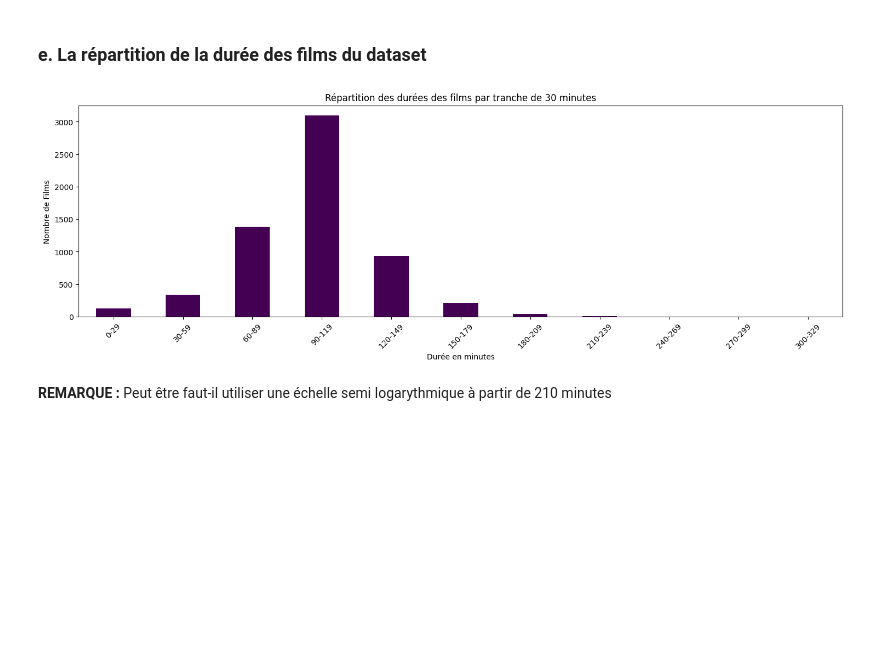
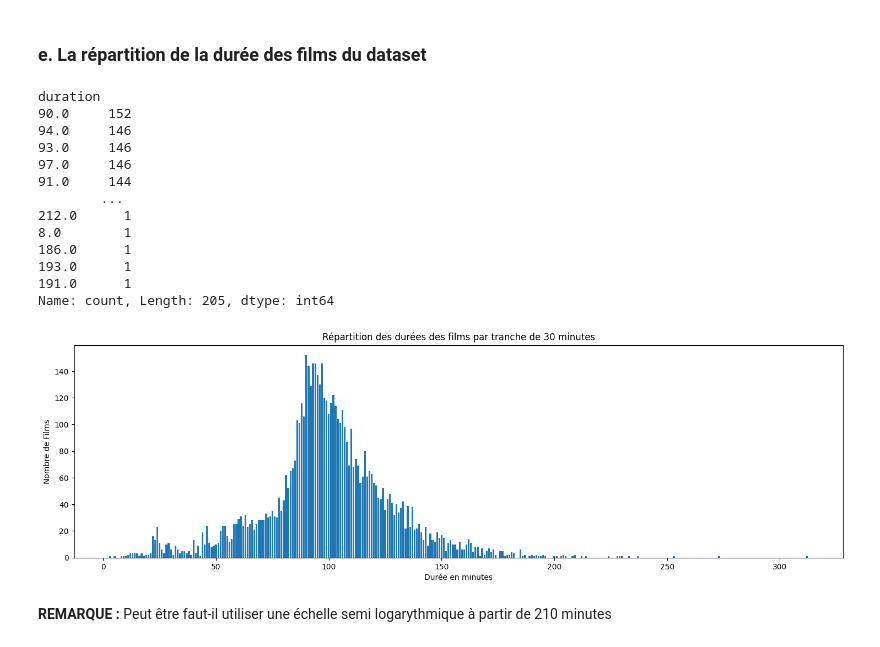
Before and after one commit to ines-lorquet/netflix-insights, a Jupyter notebook: Netflix Data Analysis.ipynb, the cells around one changed output. Saved outputs shown, nothing was run; the diff lists cells and outputs as text; code cells hidden in the pictures; blank space fills up the shorter version.

```diff
--- a/Netflix Data Analysis.ipynb
+++ b/Netflix Data Analysis.ipynb
@@ -359,17 +331,3 @@ Décomposition de l'expression régulière r'(\d+)' :
 \d             classe de caractères qui représente tous les chiffres (0 à 9).
 +              signifie une ou plusieurs occurrences.
 '''
-# %%
-# Remplacer les valeurs NaN dans les TV Shows
-tv_show_duration = df.loc[df['type'] == 'TV Show', 'duration'].fillna('0')
-
-# Extraction des chiffres de la chaîne (nombre de saisons)
-tv_show_seasons = tv_show_duration.str.extract(r'(\d+)')
-
-# Conversion en entiers
-tv_show_seasons = tv_show_seasons.astype(float).fillna(0).astype(int)
-
-# Assigner les valeurs modifiées à la colonne 'duration'
-df.loc[df['type'] == 'TV Show', 'duration'] = tv_show_seasons
-
-print(df['duration'])
@@ -388,0 +334,4 @@ Name: duration, Length: 8807, dtype: object
+# %%
+df.duration = df.duration.str.extract(r'(\d+)')
+df.duration = pd.to_numeric(df.duration)
+print(df['duration'])
@@ -696,50 +653,62 @@ Nombre de valeurs différentes dans la colonne 'rating' : 18
 # %%
 
 # Remplacer les valeurs NaN par 0
-df.loc[df['type'] == 'Movie', 'duration'] = df.loc[df['type'] == 'Movie', 'duration'].fillna(0)
+# df.loc[df['type'] == 'Movie', 'duration'] = df.loc[df['type'] == 'Movie', 'duration'].fillna(0)
 
 # Conversion de la colonne 'duration' en entiers
-df.loc[df['type'] == 'Movie', 'duration'] = df.loc[df['type'] == 'Movie', 'duration'].apply(lambda x: int(x.replace(' min', '')) if isinstance(x, str) else x)
+# df.loc[df['type'] == 'Movie', 'duration'] = df.loc[df['type'] == 'Movie', 'duration'].apply(lambda x: int(x.replace(' min', '')) if isinstance(x, str) else x)
 
 '''
 POURQUOI la première version de bins ci dessous déclenche l'erreur :
 TypeError: '>=' not supported between instances of 'int' and 'str'
 Le code ci dessus est censé convertir les valeur en entiers
 '''
 # Création des tranches de durée de 30 minutes df['duration'].max() renvoie la valeur maximum de la variable 'duration'
 # bins = range(0, int(df['duration'].max())+1, 30)
-bins = range(0, int(df.loc[df['type'] == 'Movie', 'duration'].max()) + 31, 30)
+# bins = range(0, int(df.loc[df['type'] == 'Movie', 'duration'].max()) + 31, 30)
 
 
 
 # Graphique en barres
 plt.figure(figsize=(18,5))
 
 # Sélectionne les valeurs des variables 'duration' des observations dont la variable 'type' est 'Movie'
-movie_durations = df.loc[df['type'] == 'Movie']['duration']
 # print(movie_durations)
 
 # Compter le nombre de films pour chaque tranche de durée et les trier par ordre croissant
-duration_counts = pd.cut(movie_durations, bins=bins, right=False).value_counts().sort_index()
-
-
-
+# duration_counts = pd.cut(movie_durations, bins=bins, right=False).value_counts().sort_index()
+# duration_counts = pd.cut(movie_durations, right=False).value_counts().sort_index()
+duration_counts = df.loc[df['type'] == 'Movie', "duration"].value_counts()
+print(duration_counts)
 # Graphique en barres
-duration_counts.plot(kind='bar', cmap='viridis')
+plt.bar(duration_counts.index, duration_counts)
 
 # Titres et de labels
 plt.title('Répartition des durées des films par tranche de 30 minutes')
 plt.xlabel('Durée en minutes')
 plt.ylabel('Nombre de Films')
 
 # Étiquettes des x : affichage des tranches
-plt.xticks(range(len(duration_counts)), [f'{i.left}-{i.right-1}' for i in duration_counts.index], rotation=45)
+# plt.xticks(range(len(duration_counts)), [f'{i.left}-{i.right-1}' for i in duration_counts.index], rotation=45)
 
 # Affichage de l'histogramme
 plt.grid(False)
 plt.show()
 # %% [output]
+duration
+90.0     152
+94.0     146
+93.0     146
+97.0     146
+91.0     144
+        ...
+212.0      1
+8.0        1
+186.0      1
+193.0      1
+191.0      1
+Name: count, Length: 205, dtype: int64
-[figure, old version]
+[figure, new version]
 # %% [markdown]
 **REMARQUE :**
 Peut être faut-il utiliser une échelle semi logarythmique à partir de 210 minutes
```
Also changed, not shown: parts of 15 cells of this notebook.
